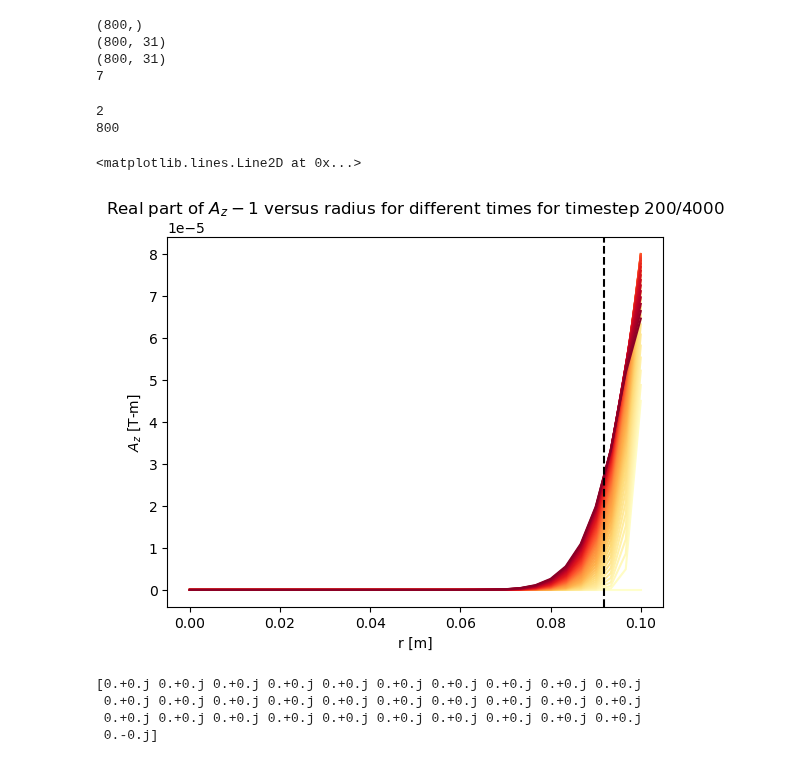
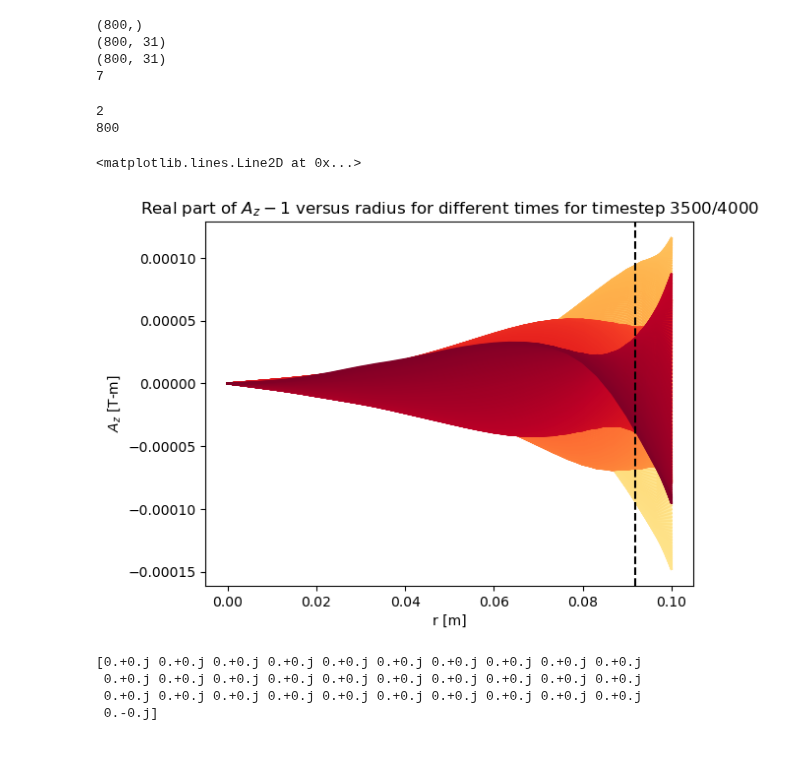
Before and after one commit to vandelij/FRC_RMF, a Jupyter notebook: predictor2_corrector_combine_RMF_code_case_Mlroy1999_fewer_time_steps - Copy.ipynb, the cells around one changed output. Cells and saved outputs as stored; diff of their text form; code cells hidden in the pictures.

```diff
--- a/predictor2_corrector_combine_RMF_code_case_Mlroy1999_fewer_time_steps - Copy.ipynb
+++ b/predictor2_corrector_combine_RMF_code_case_Mlroy1999_fewer_time_steps - Copy.ipynb
@@ -475,7 +517,8 @@ def solve_a_z_b_z_skip_time(A_z_hold, B_z_hold, m_array, n_array, timestep_save_
             # get the stencile diff matrix
             Dmatm = get_Dmat_m(m)
             #add in Hall term to S_m
-            S_m = hall_Az_Sm_updater3(m, S_m, Az_t_minus_one, Bz_t_minus_one, n_array, m_array, dt_MHD, dr)
+            #S_m = hall_Az_Sm_updater3(m, S_m, Az_t_minus_one, Bz_t_minus_one, n_array, m_array, dt_MHD, dr)
+            S_m = hall_Az_Sm_updater4(m, S_m, Az_t_minus_one, Bz_t_minus_one, n_array, m_array, dt_MHD, dr)
             #S_m2 = hall_Az_Sm_updater3(m, S_m, A_z_s, B_z_s, n_array, m_array, dt_MHD, dr)  # use the A_z_s values within the pc step
             #S_m = 0.5 * (S_m1 + S_m2) # predictor corrector
             if m == 1:
@@ -542,8 +585,8 @@ def solve_a_z_b_z_skip_time(A_z_hold, B_z_hold, m_array, n_array, timestep_save_
 
             # add Hall term to V_n TODO: this function currently does not return anything
             #                         (m, V_n, Az_t_minus_one, m_array, it, dt_MHD, dr):
-            #V_n = hall_Bz_Vn_updater3(n, V_n, Az_t_minus_one, m_array, dt_MHD, dr)
-            V_n = hall_Bz_Vn_updater4(n, V_n, Az_t_minus_one, Bz_t_minus_one, m_array, dt_MHD, dr)
+            V_n = hall_Bz_Vn_updater3(n, V_n, Az_t_minus_one, m_array, dt_MHD, dr)
+            #V_n = hall_Bz_Vn_updater4(n, V_n, Az_t_minus_one, Bz_t_minus_one, m_array, dt_MHD, dr)
             #V_n2 = hall_Bz_Vn_updater3(n, V_n, A_z_s, m_array, dt_MHD, dr)
             #V_n = 0.5*(V_n1 + V_n2)
             #print(V_n)
@@ -740,7 +783,8 @@ def solve_a_z_b_z_skip_time(A_z_hold, B_z_hold, m_array, n_array, timestep_save_
             # get the stencile diff matrix
             Dmatm = get_Dmat_m(m)
             #add in Hall term to S_m
-            S_m = hall_Az_Sm_updater3(m, S_m, Az_s, Bz_s, n_array, m_array, dt_MHD, dr)
+            #S_m = hall_Az_Sm_updater3(m, S_m, Az_s, Bz_s, n_array, m_array, dt_MHD, dr)
+            S_m = hall_Az_Sm_updater4(m, S_m, Az_t_minus_one, Bz_t_minus_one, n_array, m_array, dt_MHD, dr)
             #S_m2 = hall_Az_Sm_updater3(m, S_m, A_z_s, B_z_s, n_array, m_array, dt_MHD, dr)  # use the A_z_s values within the pc step
             #S_m = 0.5 * (S_m1 + S_m2) # predictor corrector
             if m == 1:
@@ -807,8 +851,8 @@ def solve_a_z_b_z_skip_time(A_z_hold, B_z_hold, m_array, n_array, timestep_save_
 
             # add Hall term to V_n TODO: this function currently does not return anything
             #                         (m, V_n, Az_t_minus_one, m_array, it, dt_MHD, dr):
-            #V_n = hall_Bz_Vn_updater3(n, V_n, Az_s, m_array, dt_MHD, dr)
-            V_n = hall_Bz_Vn_updater4(n, V_n, Az_s, Bz_s, m_array, dt_MHD, dr)
+            V_n = hall_Bz_Vn_updater3(n, V_n, Az_s, m_array, dt_MHD, dr)
+            #V_n = hall_Bz_Vn_updater4(n, V_n, Az_s, Bz_s, m_array, dt_MHD, dr)
             #V_n2 = hall_Bz_Vn_updater3(n, V_n, A_z_s, m_array, dt_MHD, dr)
             #V_n = 0.5*(V_n1 + V_n2)
             #print(V_n)
@@ -994,35 +1038,35 @@ from matplotlib import cm
 #cmap = cm.get_cmap('Reds')
 cmap = cm.get_cmap('YlOrRd')
 #cmap = cm.get_cmap('autumn')
 m = -1
 im = np.where(m_array == m)[0][0]
 print(im)
 print(A_z_hold_out[im].shape[0])
 toplot='r'
-range_to_plot = 40#700 #540 #A_z_hold_out[im].shape[0]
+range_to_plot = 700 #540 #A_z_hold_out[im].shape[0]
 if toplot == 'r':
     for i in range(range_to_plot):
         cmap_color = cmap(i/range_to_plot)
         plt.plot(r_array, np.real(A_z_hold_out[im][i, :]), color=cmap_color)#, alpha = (1 - i/255))
     plt.title(f'Real part of $A_z{m}$ versus radius for different times for timestep {range_to_plot*timestep_save_interval}/{nt}')
 
 if toplot == 'i':
     for i in range(range_to_plot):
         cmap_color = cmap(i/range_to_plot)
         plt.plot(r_array, np.imag(A_z_hold_out[im][i, :]), color=cmap_color)
     plt.title(f'Imaginary part of $A_z{m}$ versus radius for different times for timestep {range_to_plot*timestep_save_interval}/{nt}')
 
 plt.xlabel('r [m]')
 plt.ylabel(r'$A_z$ [T-m]')
 
 d_skin = np.sqrt(2*eta/(mu0*w_RMF))
 
 plt.axvline(x=(R-d_skin), color='black', linestyle='--')
 # %% [output]
 2
 800
 <matplotlib.lines.Line2D at 0x...>
-[figure, old version]
+[figure, new version]
 # %%
 print(A_z_hold_out[1][58, :])
 # %% [output]
```
Also changed, not shown: parts of 11 cells of this notebook.
